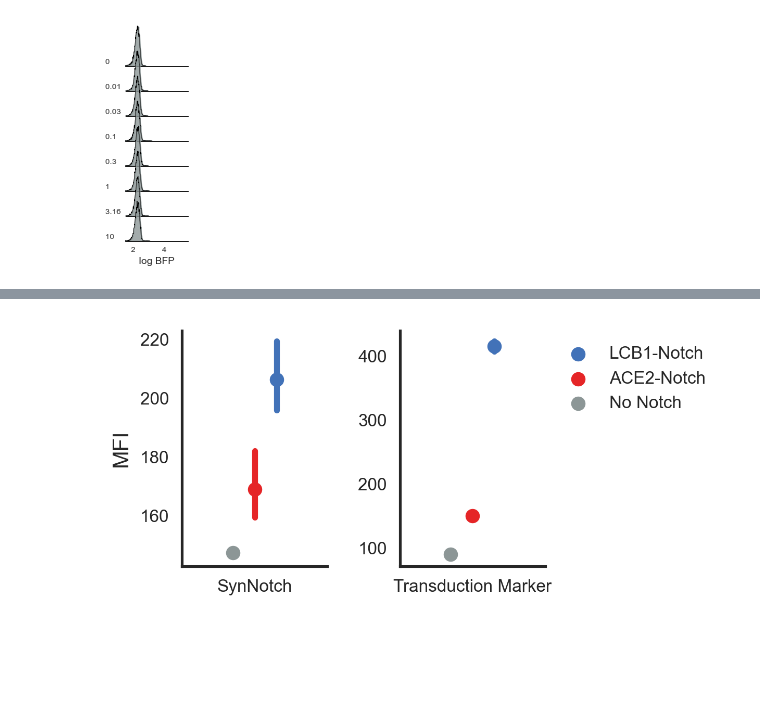
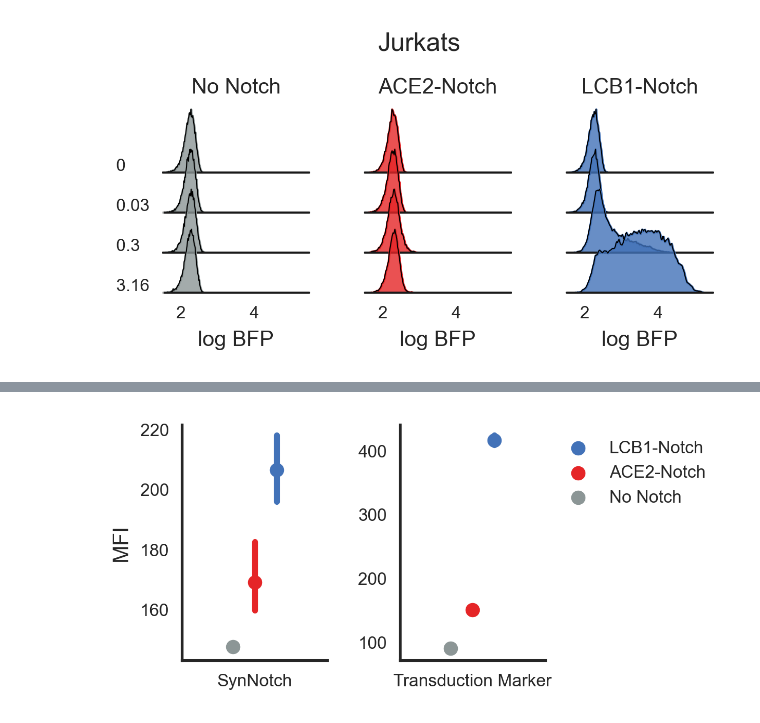
Before and after one commit to weinberz/sarsnotch, a Jupyter notebook: Fig 1 20210311 - QCRG Spike Low Dose.ipynb, the cells around one changed output, grey strips where cells are left out. Saved outputs shown, nothing was run; the diff lists cells and outputs as text; code cells hidden in the pictures; blank space fills up the shorter version.

```diff
--- a/Fig 1 20210311 - QCRG Spike Low Dose.ipynb
+++ b/Fig 1 20210311 - QCRG Spike Low Dose.ipynb
@@ -63,2 +0,0 @@ def gate_density (df, threshold, y_var='FSC-A', x_var='SSC-A'):
-# %%
-outputdir = home_dir + "Google Drive/HES Lab/SARSNotch/SARSNotch Manuscript/jupyter_out/"
@@ -105,0 +5,3 @@ for col in df2.columns:
+# %%
+df = load_data(folder, colnames=["WellName", "CellLine","Dose", 'Replicate'])
+df2 = clean_data(df)
@@ -106,29 +30,38 @@ for col in df2.columns:
 # %%
-with sns.color_palette(["#8C9696"]):
-    g = sns.FacetGrid(data=df2[(df2['CellLine'] == 'No Notch') &
-                               (df2['logFITC-A'] > 5)],
-                      row='Dose', sharey=False, aspect=3, height=0.45,
-                      row_order = [str(x) for x in [0,0.01,0.03,0.1,0.3,1,3.16, 10]],
-                      hue_order = [str(x) for x in [0,0.01,0.03,0.1,0.3,1,3.16, 10]], xlim=[1.5, 5.5])
+with sns.color_palette(["#8C9696", "#E52527", "#4272B8"]):
+    doses = [str(x) for x in [0,0.03,0.3,3.16]]
+    notches = ['No Notch', 'ACE2-Notch', 'LCB1-Notch']
+    g = sns.FacetGrid(data=df2[(df2['logFITC-A'] > 4)],
+                      row='Dose', col='CellLine', hue='CellLine', sharey=False, aspect=3, height=0.45,
+                      row_order = doses,
+                      hue_order = notches,
+                      col_order = notches,
+                      xlim=[1.5, 5.5])
     g.map(sns.kdeplot, "logBV 421-A", shade=True, alpha=0.8, bw_adjust=0.2, cut=0)
     g.map(sns.kdeplot, "logBV 421-A", color="black", lw=0.5, bw_adjust=.2, cut=0)
     g.map(plt.axhline, y=0, lw=1, color='k', clip_on=False)
 
     # Set the subplots to overlap
     g.fig.subplots_adjust(hspace=-.4)
-
-    for ax in g.axes.flat:
-        dose = ax.get_title().split("=")[1]
+    [ax.set(facecolor=(0, 0, 0, 0)) for ax in g.axes.flat]
+    left_axes = [g.facet_axis(r, 0) for r in range(len(doses))]
+    for ax in left_axes:
+        dose = ax.get_title().split("=")[1].split('|')[0]
         ax.text(-0.35,0.1, "{}".format(dose), ha="left", va="center",
                 bbox=dict(facecolor='white', alpha=0.5), transform=ax.transAxes)
-        ax.set(facecolor=(0, 0, 0, 0))
+
+    g.set_titles("")
+    top_axes = [g.facet_axis(0,c) for c in range(len(notches))]
+    for ax, notch in zip(top_axes, notches):
+        ax.set_title(notch)
 
     # Remove axes details that don't play well with overlap
-    g.set_titles("")
     g.set(yticks=[])
     g.despine(bottom=True, left=True)
-    plt.xlabel("log BFP")
-    plt.savefig(outputdir+'no-notch_spike_histogram.svg')
+    g.fig.set_dpi(300)
+    g.set_xlabels("log BFP")
+    plt.suptitle('Jurkats', y=1.1)
+    plt.savefig(outputdir+'jurkat_spike_histogram.svg')
 # %% [output]
-[figure, old version]
+[figure, new version]
 # %%
```
Also changed, not shown: parts of 14 cells of this notebook, 15 other files.
